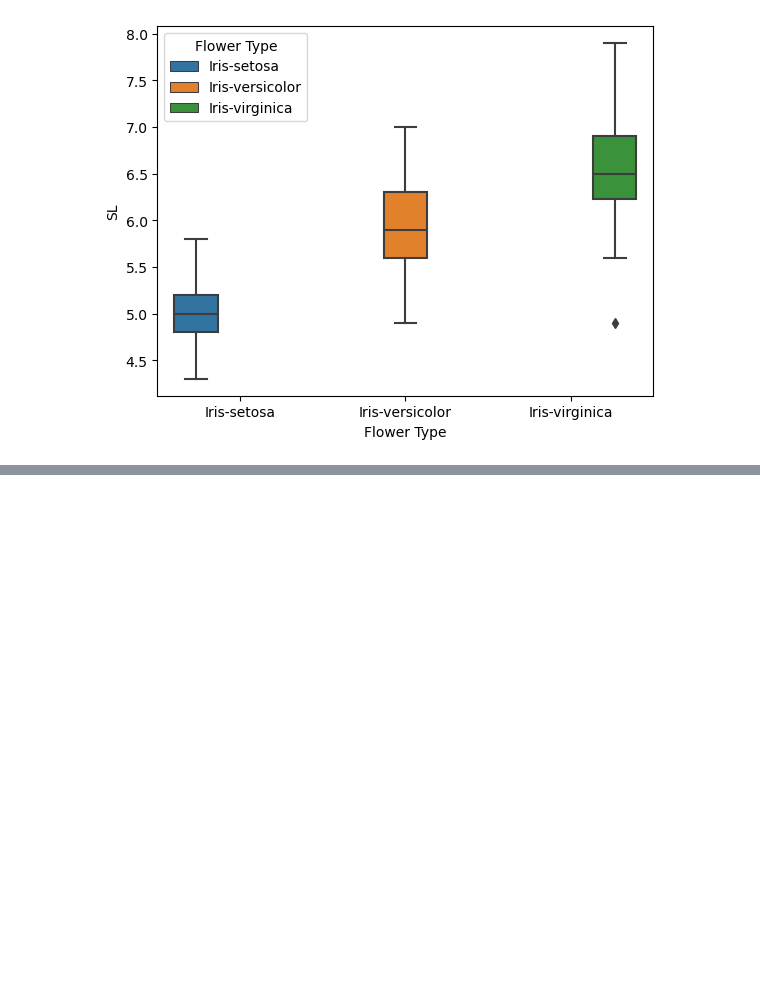
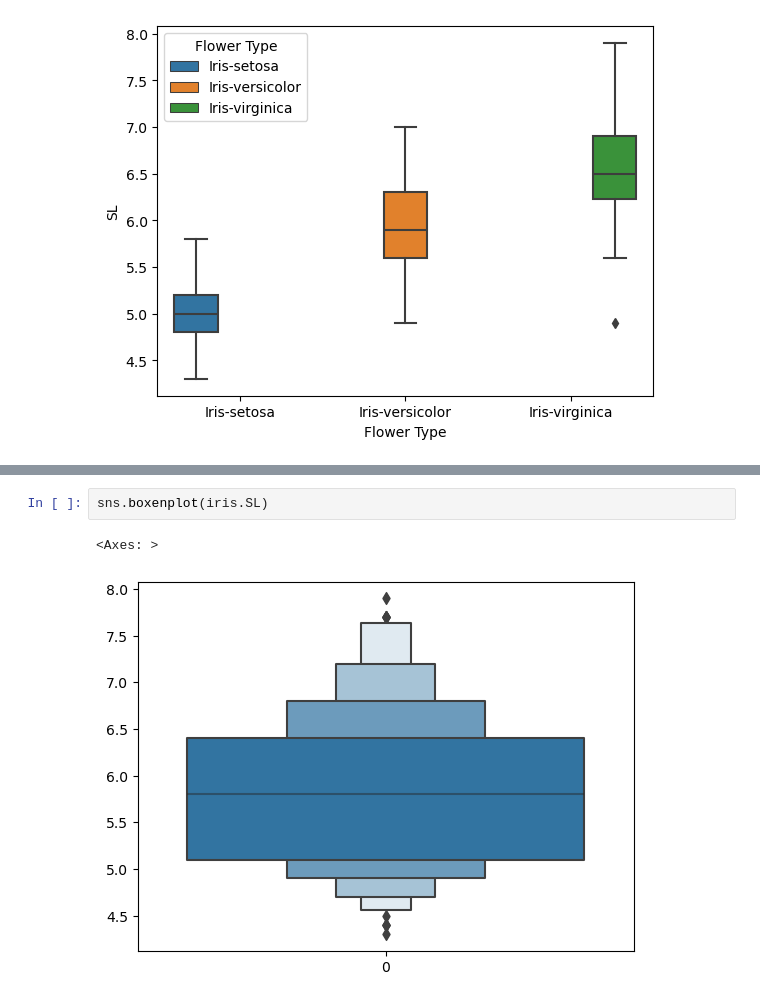
Before and after one commit to CodeByDeepankar/CTTC-AIML, a Jupyter notebook: Day11_SNS.ipynb, the cells around one changed output, grey strips where cells are left out. Saved outputs shown, nothing was run; the diff lists cells and outputs as text; blank space fills up the shorter version.

```diff
--- a/Day11_SNS.ipynb
+++ b/Day11_SNS.ipynb
@@ -163,0 +170,5 @@ plt.show()
+# %%
+sns.boxenplot(iris.SL)
+# %% [output]
+<Axes: >
+[figure, added]
```
Also changed, not shown: parts of 2 cells of this notebook.
